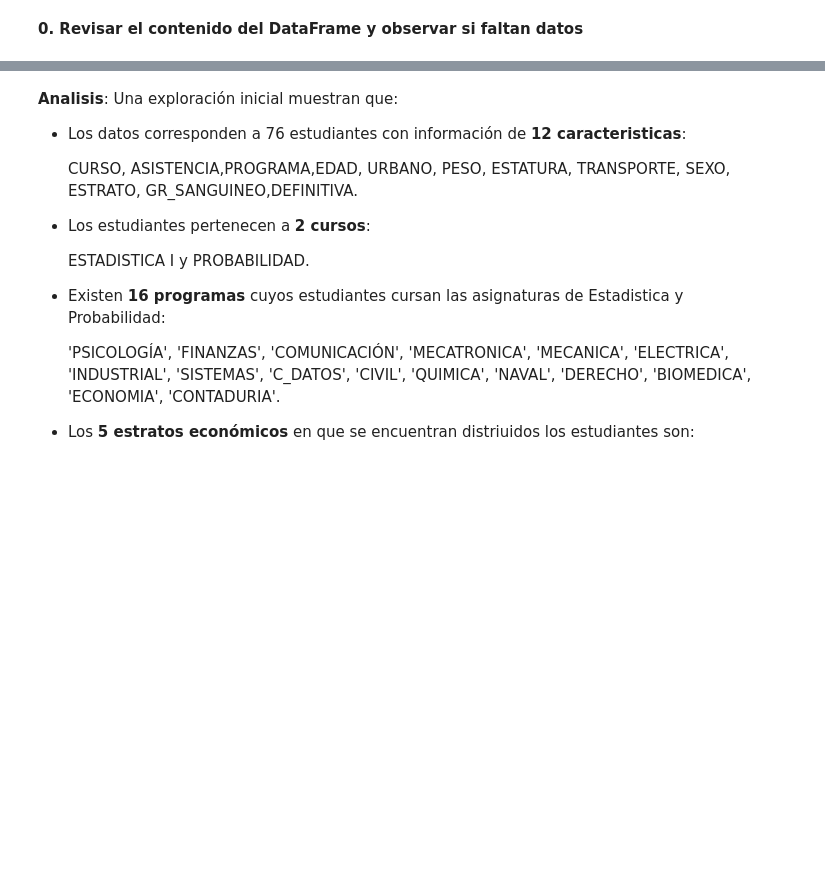
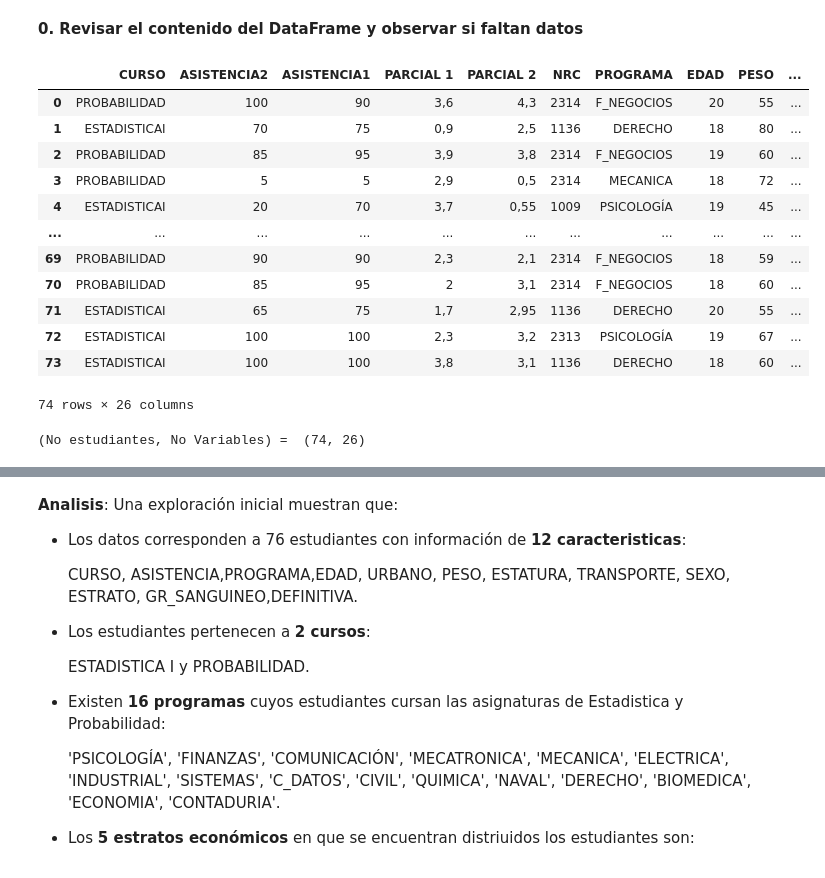
Before and after one commit to JSEFERINO/Maestros_Bolivar, a Jupyter notebook: Ejemplo_proyecto_final_curso.ipynb, the cells around one changed output, grey strips where cells are left out. Cells and saved outputs as stored; diff of their text form; code cells hidden in the pictures; blank space fills up the shorter version.

```diff
--- a/Ejemplo_proyecto_final_curso.ipynb
+++ b/Ejemplo_proyecto_final_curso.ipynb
@@ -100,12 +97,28 @@ import seaborn as sns
 import numpy as np
 # %%
 ## Importamos los datos desde el archivo Datos1.csv y lo asignamos a la variable df
-df = pd.read_csv("/content/drive/MyDrive/CIENCIA_DATOS_GRUPO_3/Datos_estudiantes_con_definitiva.csv", delimiter=',')
+df = pd.read_csv("/content/DATOS202460ULTIMOS.csv", delimiter=';')
 df
+# %% [output]
+|  | CURSO | ASISTENCIA2 | ASISTENCIA1 | PARCIAL 1 | PARCIAL 2 | NRC | PROGRAMA | EDAD | PESO | ... |
+| 0 | PROBABILIDAD | 100 | 90 | 3,6 | 4,3 | 2314 | F_NEGOCIOS | 20 | 55 | ... |
+| 1 | ESTADISTICAI | 70 | 75 | 0,9 | 2,5 | 1136 | DERECHO | 18 | 80 | ... |
+| 2 | PROBABILIDAD | 85 | 95 | 3,9 | 3,8 | 2314 | F_NEGOCIOS | 19 | 60 | ... |
+| 3 | PROBABILIDAD | 5 | 5 | 2,9 | 0,5 | 2314 | MECANICA | 18 | 72 | ... |
+| 4 | ESTADISTICAI | 20 | 70 | 3,7 | 0,55 | 1009 | PSICOLOGÍA | 19 | 45 | ... |
+| ... | ... | ... | ... | ... | ... | ... | ... | ... | ... | ... |
+| 69 | PROBABILIDAD | 90 | 90 | 2,3 | 2,1 | 2314 | F_NEGOCIOS | 18 | 59 | ... |
+| 70 | PROBABILIDAD | 85 | 95 | 2 | 3,1 | 2314 | F_NEGOCIOS | 18 | 60 | ... |
+| 71 | ESTADISTICAI | 65 | 75 | 1,7 | 2,95 | 1136 | DERECHO | 20 | 55 | ... |
+| 72 | ESTADISTICAI | 100 | 100 | 2,3 | 3,2 | 2313 | PSICOLOGÍA | 19 | 67 | ... |
+| 73 | ESTADISTICAI | 100 | 100 | 3,8 | 3,1 | 1136 | DERECHO | 18 | 60 | ... |
+74 rows × 26 columns
 # %%
 #Cantidad de estudiantes y variables
 No_estudiantes_y_Variables= df.shape
 print('(No estudiantes, No Variables) = ',No_estudiantes_y_Variables)
+# %% [output]
+(No estudiantes, No Variables) =  (74, 26)
 # %%
 # mostrar información del tipo de las  variables y registros nulos (null)**
 df.info()
```
Also changed, not shown: parts of 4 cells of this notebook.
